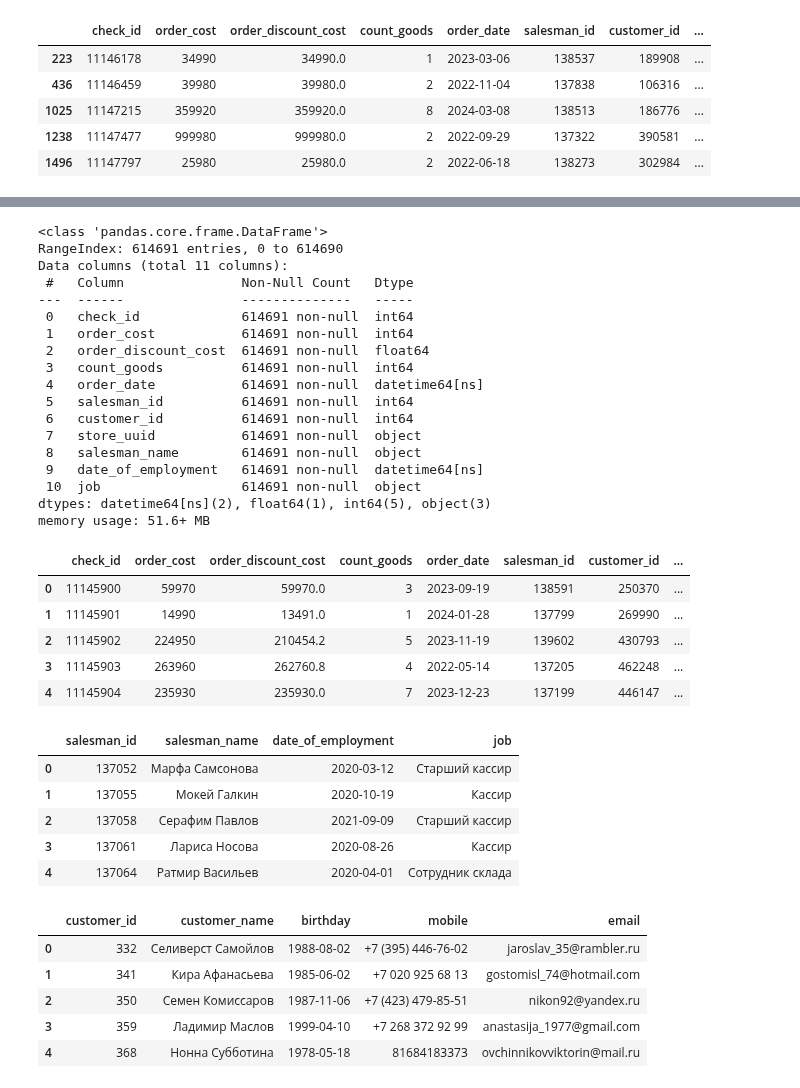
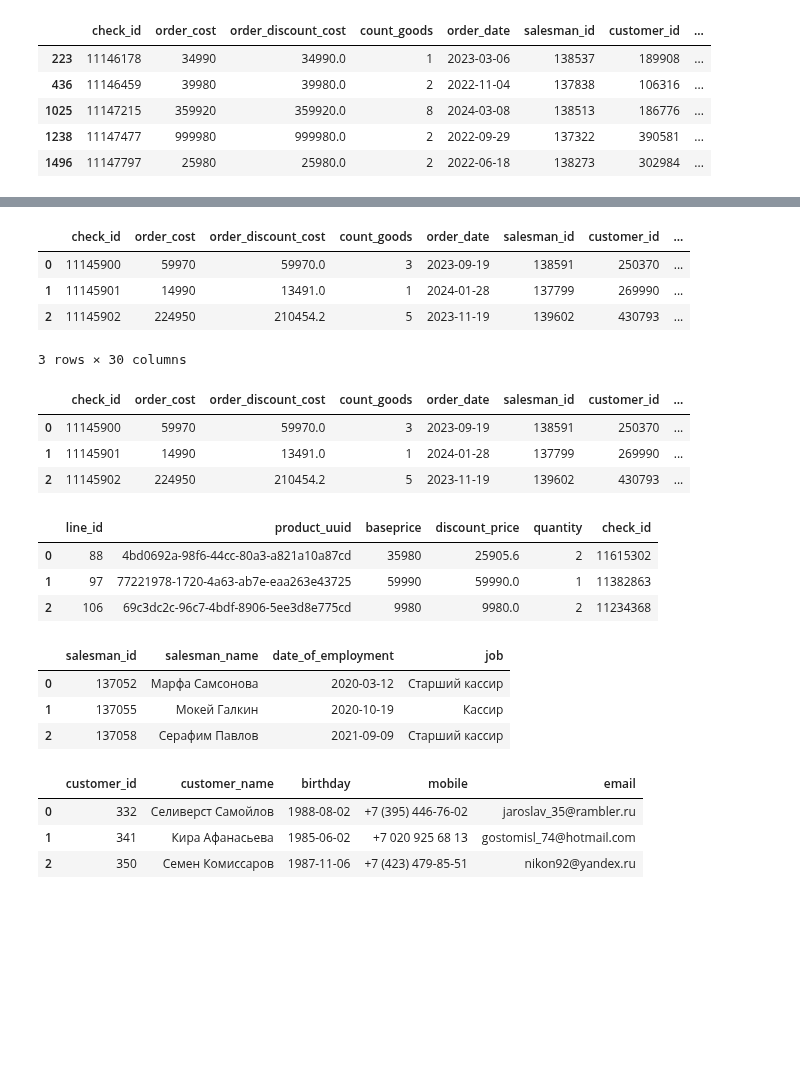
Before and after one commit to Putinka1993/notes, a Jupyter notebook: jupyter notebook/Konstantin.ipynb, the cells around one changed output, grey strips where cells are left out. Saved outputs shown, nothing was run; the diff lists cells and outputs as text; code cells hidden in the pictures; blank space fills up the shorter version.

```diff
--- a/jupyter notebook/Konstantin.ipynb
+++ b/jupyter notebook/Konstantin.ipynb
@@ -688,21 +681,0 @@ salmen_orders.head()
-# %%
-salmen_orders.info()
-# %% [output]
-<class 'pandas.core.frame.DataFrame'>
-RangeIndex: 614691 entries, 0 to 614690
-Data columns (total 11 columns):
- #   Column               Non-Null Count   Dtype
----  ------               --------------   -----
- 0   check_id             614691 non-null  int64
- 1   order_cost           614691 non-null  int64
- 2   order_discount_cost  614691 non-null  float64
- 3   count_goods          614691 non-null  int64
- 4   order_date           614691 non-null  datetime64[ns]
- 5   salesman_id          614691 non-null  int64
- 6   customer_id          614691 non-null  int64
- 7   store_uuid           614691 non-null  object
- 8   salesman_name        614691 non-null  object
- 9   date_of_employment   614691 non-null  datetime64[ns]
- 10  job                  614691 non-null  object
-dtypes: datetime64[ns](2), float64(1), int64(5), object(3)
-memory usage: 51.6+ MB
@@ -709,28 +701,37 @@ memory usage: 51.6+ MB
+# %%
+all_table.loc[:, ['order_date', 'check_id', 'city', 'address', 'title', ]]head(3)
+# %% [output]
+|  | check_id | order_cost | order_discount_cost | count_goods | order_date | salesman_id | customer_id | ... |
+| 0 | 11145900 | 59970 | 59970.0 | 3 | 2023-09-19 | 138591 | 250370 | ... |
+| 1 | 11145901 | 14990 | 13491.0 | 1 | 2024-01-28 | 137799 | 269990 | ... |
+| 2 | 11145902 | 224950 | 210454.2 | 5 | 2023-11-19 | 139602 | 430793 | ... |
+3 rows × 30 columns
 # %%
-orders.head()
+orders.head(3)
 # %% [output]
 |  | check_id | order_cost | order_discount_cost | count_goods | order_date | salesman_id | customer_id | ... |
 | 0 | 11145900 | 59970 | 59970.0 | 3 | 2023-09-19 | 138591 | 250370 | ... |
 | 1 | 11145901 | 14990 | 13491.0 | 1 | 2024-01-28 | 137799 | 269990 | ... |
 | 2 | 11145902 | 224950 | 210454.2 | 5 | 2023-11-19 | 139602 | 430793 | ... |
-| 3 | 11145903 | 263960 | 262760.8 | 4 | 2022-05-14 | 137205 | 462248 | ... |
-| 4 | 11145904 | 235930 | 235930.0 | 7 | 2023-12-23 | 137199 | 446147 | ... |
+# %%
+order_details.head(3)
+# %% [output]
+|  | line_id | product_uuid | baseprice | discount_price | quantity | check_id |
+| 0 | 88 | 4bd0692a-98f6-44cc-80a3-a821a10a87cd | 35980 | 25905.6 | 2 | 11615302 |
+| 1 | 97 | 77221978-1720-4a63-ab7e-eaa263e43725 | 59990 | 59990.0 | 1 | 11382863 |
+| 2 | 106 | 69c3dc2c-96c7-4bdf-8906-5ee3d8e775cd | 9980 | 9980.0 | 2 | 11234368 |
 # %%
-salesmen.head()
+salesmen.head(3)
 # %% [output]
 |  | salesman_id | salesman_name | date_of_employment | job |
 | 0 | 137052 | Марфа Самсонова | 2020-03-12 | Старший кассир |
 | 1 | 137055 | Мокей Галкин | 2020-10-19 | Кассир |
 | 2 | 137058 | Серафим Павлов | 2021-09-09 | Старший кассир |
-| 3 | 137061 | Лариса Носова | 2020-08-26 | Кассир |
-| 4 | 137064 | Ратмир Васильев | 2020-04-01 | Сотрудник склада |
 # %%
-customers.head()
+customers.head(3)
 # %% [output]
 |  | customer_id | customer_name | birthday | mobile | email |
 | 0 | 332 | Селиверст Самойлов | 1988-08-02 | +7 (395) 446-76-02 | jaroslav_35@rambler.ru |
 | 1 | 341 | Кира Афанасьева | 1985-06-02 | +7 020 925 68 13 | gostomisl_74@hotmail.com |
 | 2 | 350 | Семен Комиссаров | 1987-11-06 | +7 (423) 479-85-51 | nikon92@yandex.ru |
-| 3 | 359 | Ладимир Маслов | 1999-04-10 | +7 268 372 92 99 | anastasija_1977@gmail.com |
-| 4 | 368 | Нонна Субботина | 1978-05-18 | 81684183373 | ovchinnikovviktorin@mail.ru |
 # %%
```
Also changed, not shown: parts of 8 cells of this notebook, 1 other file.
